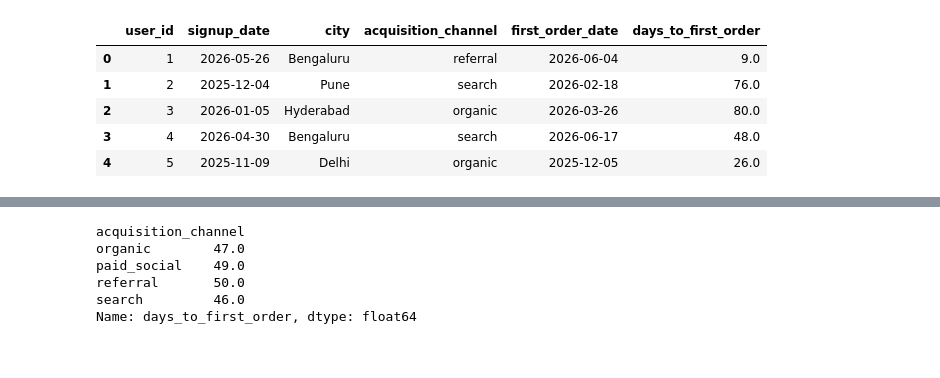
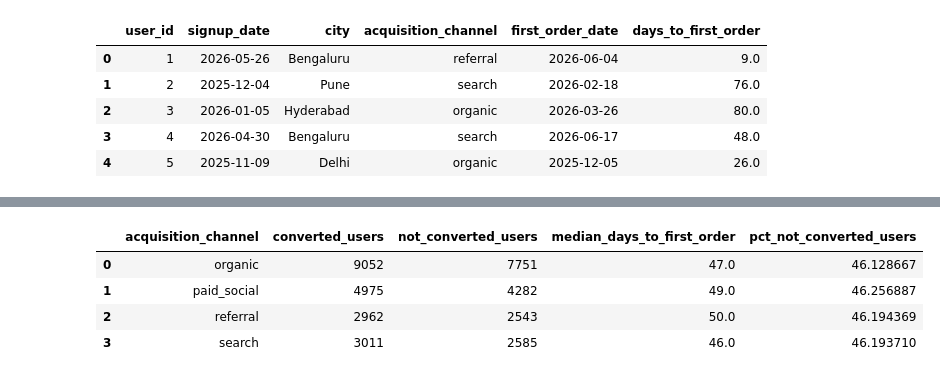
Before and after one commit to souravjain122/ds-prep, a Jupyter notebook: notebooks/02_pandas_drills.ipynb, the cells around one changed output, grey strips where cells are left out. Drawn from its saved outputs; the diff is of its cells as text; code cells hidden in the pictures.

Commit message:
added pct not converted users as we cannot calculate median days to first order for them

```diff
--- a/notebooks/02_pandas_drills.ipynb
+++ b/notebooks/02_pandas_drills.ipynb
@@ -330,9 +330,15 @@ users.head()
 # %%
 median_by_channel = (
     users
-    .groupby("acquisition_channel")["days_to_first_order"]
-    .median()
+    .groupby(["acquisition_channel"], as_index = False)
+    .agg(
+        converted_users = ("user_id", "count"),
+        not_converted_users = ("days_to_first_order", "count"),
+        median_days_to_first_order = ("days_to_first_order", "median")
+    )
 )
+
+median_by_channel["pct_not_converted_users"] = 100*median_by_channel['not_converted_users']/(median_by_channel['converted_users'] + median_by_channel['not_converted_users'])
 
 print(datetime.now())
 median_by_channel
@@ -341,9 +347,8 @@ median_by_channel
-acquisition_channel
-organic        47.0
-paid_social    49.0
-referral       50.0
-search         46.0
-Name: days_to_first_order, dtype: float64
+|  | acquisition_channel | converted_users | not_converted_users | median_days_to_first_order | pct_not_converted_users |
+| 0 | organic | 9052 | 7751 | 47.0 | 46.128667 |
+| 1 | paid_social | 4975 | 4282 | 49.0 | 46.256887 |
+| 2 | referral | 2962 | 2543 | 50.0 | 46.194369 |
+| 3 | search | 3011 | 2585 | 46.0 | 46.193710 |
 # %%
 orders['dilvery_min_more_than_25'] = orders["delivery_min"] > 25
 
```
Also changed, not shown: parts of 17 cells of this notebook.
